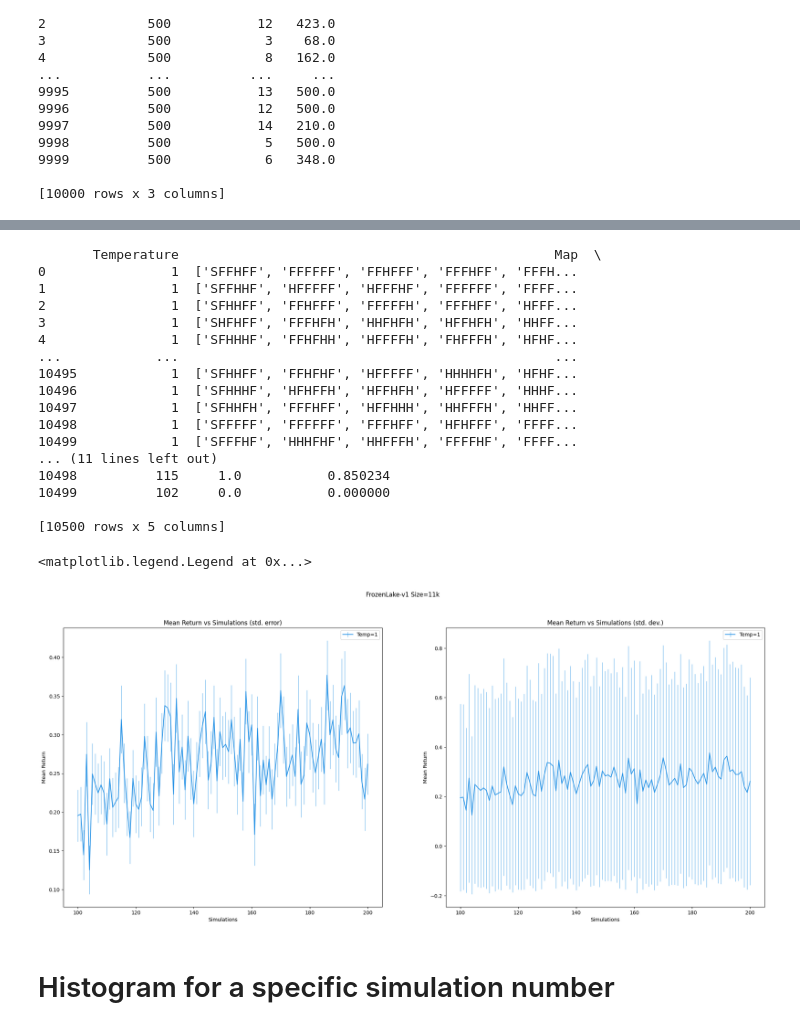
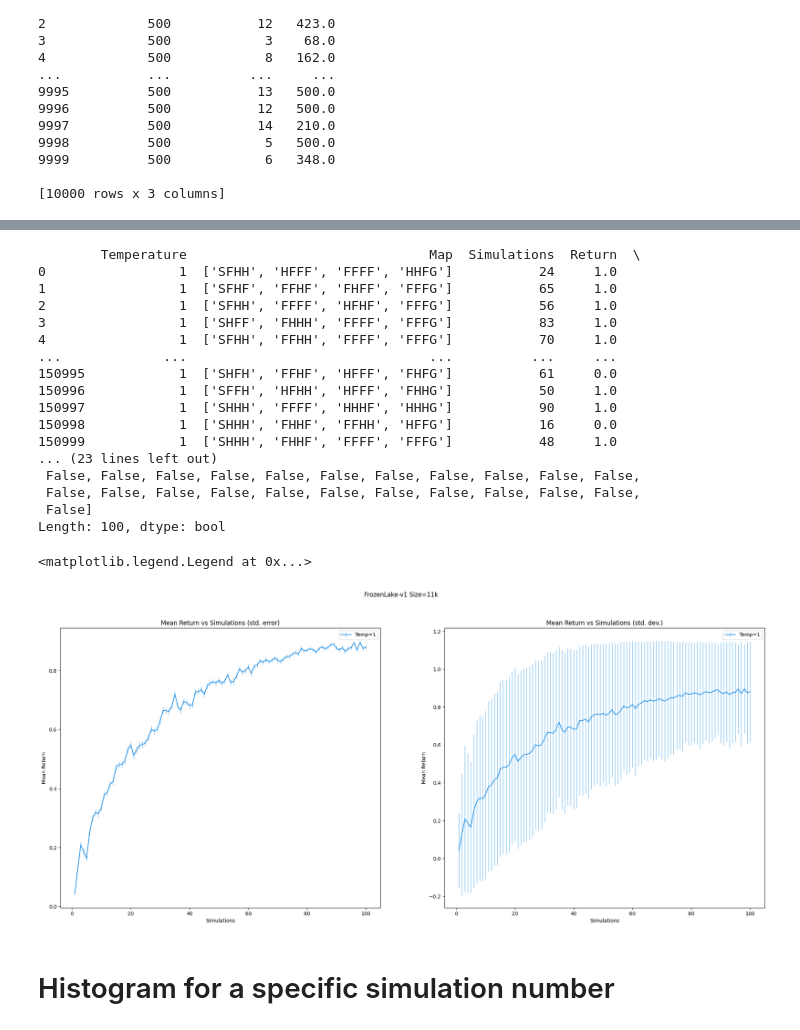
Before and after one commit to keremoner/MCTS-Time-Management, a Jupyter notebook: scripts/RunExperiments.ipynb, the cells around one changed output, grey strips where cells are left out. Saved outputs shown, nothing was run; the diff lists cells and outputs as text; code cells hidden in the pictures.

```diff
--- a/scripts/RunExperiments.ipynb
+++ b/scripts/RunExperiments.ipynb
@@ -147,7 +147,7 @@ print(dataset)
 [10000 rows x 3 columns]
 # %%
 import ast
-directory = "../datasets/FrozenLake-v1_m4-7_s1-200_t1/"
+directory = "../datasets/FrozenLake-v1_m4-4_s1-100_t1/"
 dataset_names = os.listdir(directory)
 dataset = pd.DataFrame()
 print (dataset_names)
@@ -190,5 +190,5 @@ dataset.describe()
 # %%
-directory = "../datasets/FrozenLake-v1_m6-6_s100-200_t1/"
+directory = "../datasets/FrozenLake-v1_m4-4_s1-100_t1/"
 dataset_names = os.listdir(directory)
 dataset = pd.DataFrame()
 
@@ -200,8 +200,8 @@ print(dataset)
 group_simulation = dataset.groupby("Simulations")
 mean_returns = group_simulation["Discounted Return"].mean()
 std_returns = group_simulation["Discounted Return"].std()
-error_returns = std_returns / (group_simulation["Return"].count() ** 0.5)
-
+error_returns = std_returns / (group_simulation["Discounted Return"].count() ** 0.5)
+print((error_returns.array > 0.01))
 
 #plt.errorbar(list(group_simulation.indices.keys()),  mean_returns, yerr=error_returns.array)
 #plt.errorbar(list(group_simulation.indices.keys()),  mean_returns, yerr=error_returns.array)
@@ -212,51 +212,51 @@ fig.set_size_inches(25, 10)
 
 ax1.set_title("Mean Return vs Simulations (std. error)")
 ax2.set_title("Mean Return vs Simulations (std. dev.)")
 ax1.xaxis.set_label_text("Simulations")
 ax1.yaxis.set_label_text("Mean Return")
 ax2.xaxis.set_label_text("Simulations")
 ax2.yaxis.set_label_text("Mean Return")
 
 ax1.errorbar(list(group_simulation.indices.keys()),  mean_returns, yerr=error_returns.array, color="#2793e6", ecolor="#2793e6aa", elinewidth=1, label="Temp=%d" % dataset["Temperature"].iloc[0])
 ax2.errorbar(list(group_simulation.indices.keys()),  mean_returns, yerr=std_returns.array, color="#2793e6", ecolor="#2793e6aa", elinewidth=1, label="Temp=%d" % dataset["Temperature"].iloc[0])
 
 directory = "../datasets/FrozenLake-v1_m6-6_s1-100_t1/"
 dataset_names = os.listdir(directory)
 dataset = pd.DataFrame()
 
 for dataset_name in dataset_names:
     dataset = dataset.append(pd.read_csv(directory + dataset_name), ignore_index=True)
 
 group_simulation = dataset.groupby("Simulations")
 mean_discounted_returns = group_simulation["Discounted Return"].mean()
 std_discounted_returns = group_simulation["Discounted Return"].std()
 error_discounted_returns = std_returns / (group_simulation["Discounted Return"].count() ** 0.5)
 
 #ax1.errorbar(list(group_simulation.indices.keys()),  mean_discounted_returns, yerr=error_discounted_returns.array, color="#e68327aa", ecolor="#e68327aa", elinewidth=1, label="Temp=%d" % dataset["Temperature"].iloc[0])
 #ax2.errorbar(list(group_simulation.indices.keys()),  mean_discounted_returns, yerr=std_discounted_returns.array, color="#e68327aa", ecolor="#e68327aa", elinewidth=1, label="Temp=%d" % dataset["Temperature"].iloc[0])
 
 ax1.legend()
 ax2.legend()
 # %% [output]
-       Temperature                                                Map  \
-0                1  ['SFFHFF', 'FFFFFF', 'FFHFFF', 'FFFHFF', 'FFFH...
-1                1  ['SFFHHF', 'HFFFFF', 'HFFFHF', 'FFFFFF', 'FFFF...
-2                1  ['SFHHFF', 'FFHFFF', 'FFFFFH', 'FFFHFF', 'HFFF...
-3                1  ['SHFHFF', 'FFFHFH', 'HHFHFH', 'HFFHFH', 'HHFF...
-4                1  ['SFHHHF', 'FFHFHH', 'HFFFFH', 'FHFFFH', 'HFHF...
-...            ...                                                ...
-10495            1  ['SFHHFF', 'FFHFHF', 'HFFFFF', 'HHHHFH', 'HFHF...
-10496            1  ['SFHHHF', 'HFHFFH', 'HFFHFH', 'HFFFFF', 'HHHF...
-10497            1  ['SFHHFH', 'FFFHFF', 'HFFHHH', 'HHFFFH', 'HHFF...
-10498            1  ['SFFFFF', 'FFFFFF', 'FFFHFF', 'HFHFFF', 'FFFF...
-10499            1  ['SFFFHF', 'HHHFHF', 'HHFFFH', 'FFFFHF', 'FFFF...
-... (11 lines left out)
-10498          115     1.0           0.850234
-10499          102     0.0           0.000000
-
-[10500 rows x 5 columns]
+        Temperature                               Map  Simulations  Return  \
+0                 1  ['SFHH', 'HFFF', 'FFFF', 'HHFG']           24     1.0
+1                 1  ['SFHF', 'FFHF', 'FHFF', 'FFFG']           65     1.0
+2                 1  ['SFHH', 'FFFF', 'HFHF', 'FFFG']           56     1.0
+3                 1  ['SHFF', 'FHHH', 'FFFF', 'FFFG']           83     1.0
+4                 1  ['SFHH', 'FFHH', 'FFFF', 'FFFG']           70     1.0
+...             ...                               ...          ...     ...
+150995            1  ['SHFH', 'FFHF', 'HFFF', 'FHFG']           61     0.0
+150996            1  ['SFFH', 'HFHH', 'HFFF', 'FHHG']           50     1.0
+150997            1  ['SHHH', 'FFFF', 'HHHF', 'HHHG']           90     1.0
+150998            1  ['SHHH', 'FHHF', 'FFHH', 'HFFG']           16     0.0
+150999            1  ['SHHH', 'FHHF', 'FFFF', 'FFFG']           48     1.0
+... (23 lines left out)
+ False, False, False, False, False, False, False, False, False, False, False,
+ False, False, False, False, False, False, False, False, False, False, False,
+ False]
+Length: 100, dtype: bool
 <matplotlib.legend.Legend at 0x...>
-[figure, old version]
+[figure, new version]
 # %%
 directory = "../datasets/1000_s1-100_t1_Cartpole/"
 dataset_names = os.listdir(directory)
```
Also changed, not shown: parts of 22 cells of this notebook, 9 other files.
